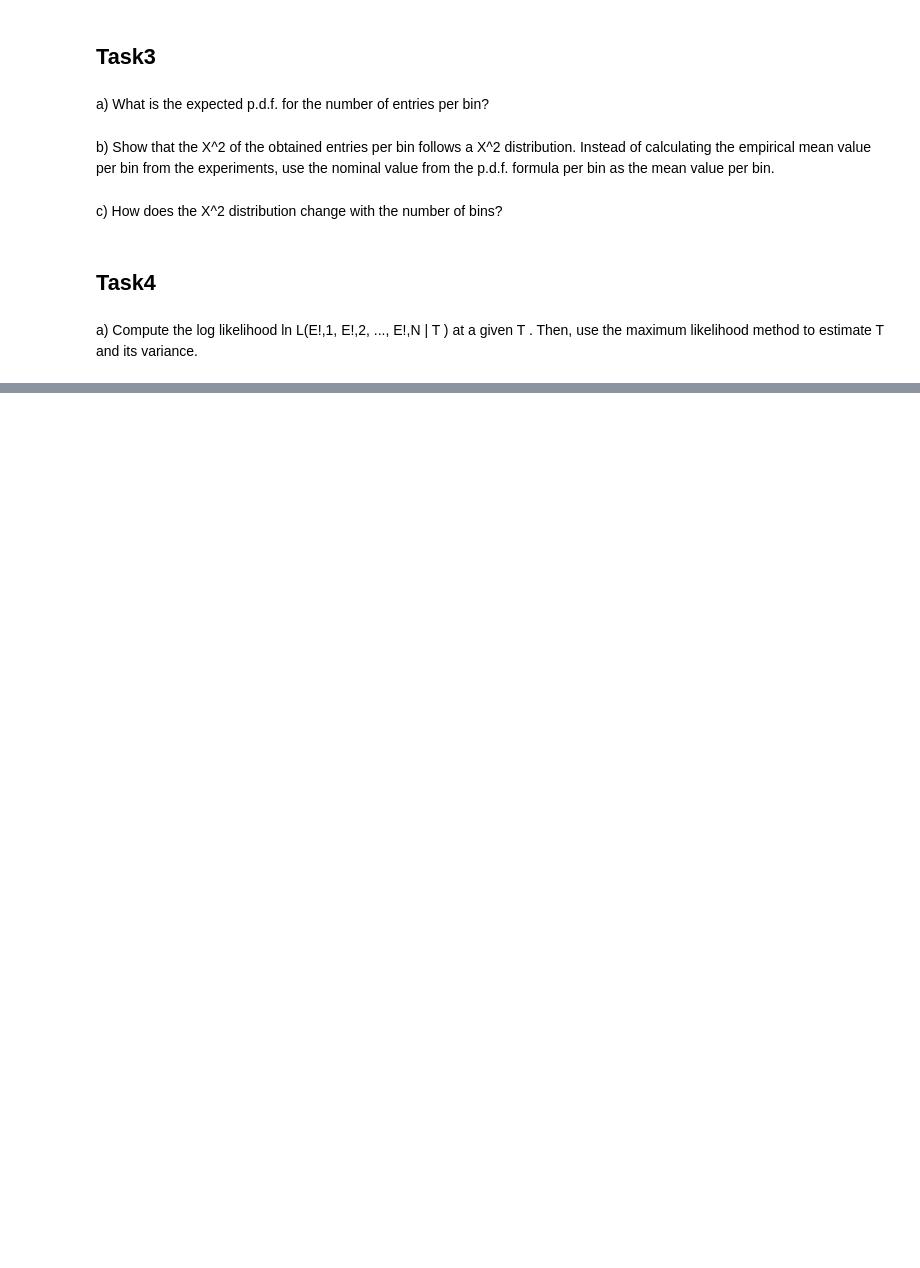
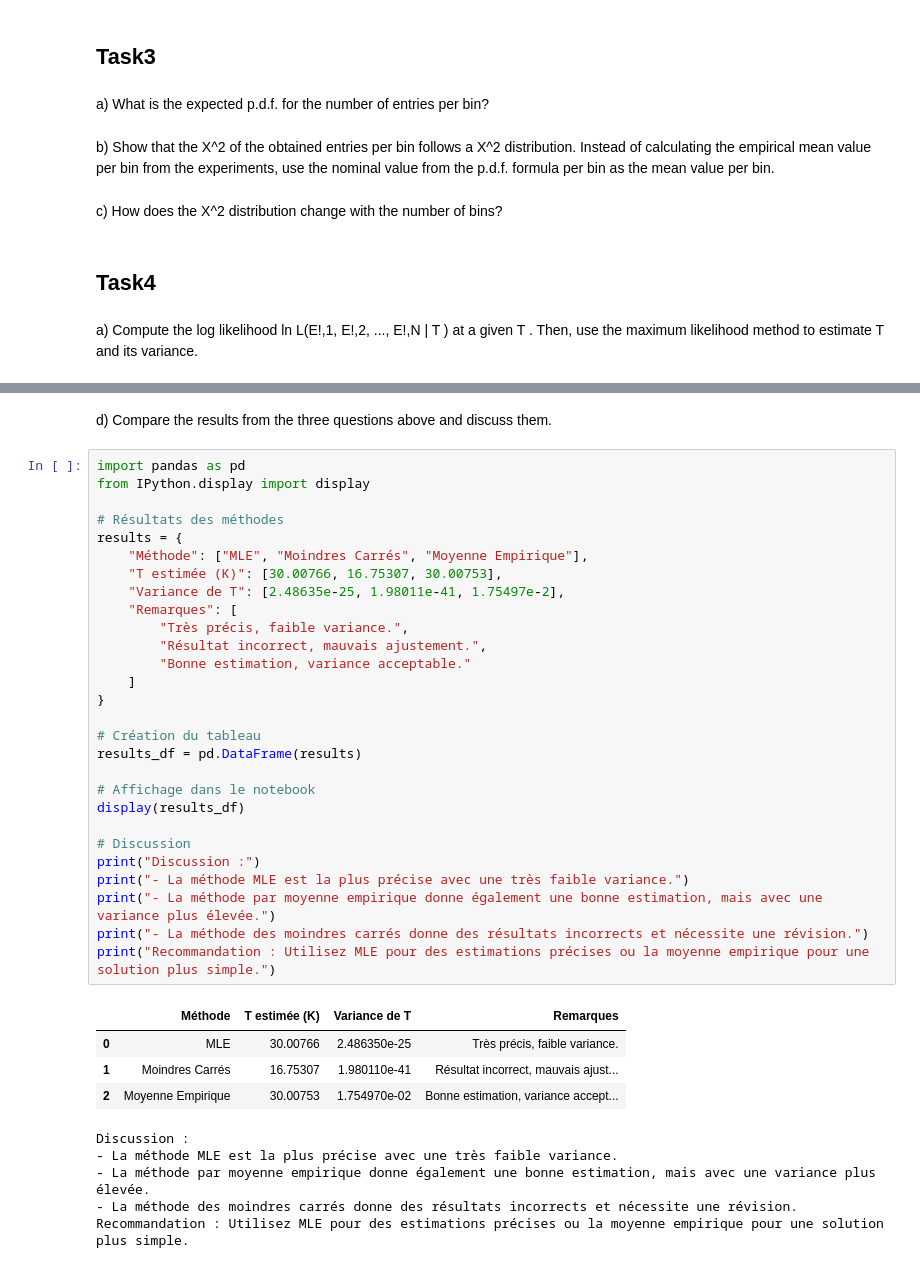
Before and after one commit to Gabewitt/Stats-Project, a Jupyter notebook: V_Final_Project_Notebook.ipynb, the cells around one changed output, grey strips where cells are left out. Cells and saved outputs as stored; diff of their text form; blank space fills up the shorter version.

```diff
--- a/V_Final_Project_Notebook.ipynb
+++ b/V_Final_Project_Notebook.ipynb
@@ -481,0 +621,40 @@ a) Compute the log likelihood ln L(E!,1, E!,2, ..., E!,N | T ) at a given T . Th
+# %% [markdown]
+d) Compare the results from the three questions above and discuss them.
+# %%
+import pandas as pd
+from IPython.display import display
+
+# Résultats des méthodes
+results = {
+    "Méthode": ["MLE", "Moindres Carrés", "Moyenne Empirique"],
+    "T estimée (K)": [30.00766, 16.75307, 30.00753],
+    "Variance de T": [2.48635e-25, 1.98011e-41, 1.75497e-2],
+    "Remarques": [
+        "Très précis, faible variance.",
+        "Résultat incorrect, mauvais ajustement.",
+        "Bonne estimation, variance acceptable."
+    ]
+}
+
+# Création du tableau
+results_df = pd.DataFrame(results)
+
+# Affichage dans le notebook
+display(results_df)
+
+# Discussion
+print("Discussion :")
+print("- La méthode MLE est la plus précise avec une très faible variance.")
+print("- La méthode par moyenne empirique donne également une bonne estimation, mais avec une variance plus élevée.")
+print("- La méthode des moindres carrés donne des résultats incorrects et nécessite une révision.")
+print("Recommandation : Utilisez MLE pour des estimations précises ou la moyenne empirique pour une solution plus simple.")
+# %% [output]
+|  | Méthode | T estimée (K) | Variance de T | Remarques |
+| 0 | MLE | 30.00766 | 2.486350e-25 | Très précis, faible variance. |
+| 1 | Moindres Carrés | 16.75307 | 1.980110e-41 | Résultat incorrect, mauvais ajust... |
+| 2 | Moyenne Empirique | 30.00753 | 1.754970e-02 | Bonne estimation, variance accept... |
+Discussion :
+- La méthode MLE est la plus précise avec une très faible variance.
+- La méthode par moyenne empirique donne également une bonne estimation, mais avec une variance plus élevée.
+- La méthode des moindres carrés donne des résultats incorrects et nécessite une révision.
+Recommandation : Utilisez MLE pour des estimations précises ou la moyenne empirique pour une solution plus simple.
```
Also changed, not shown: parts of 14 cells of this notebook.
